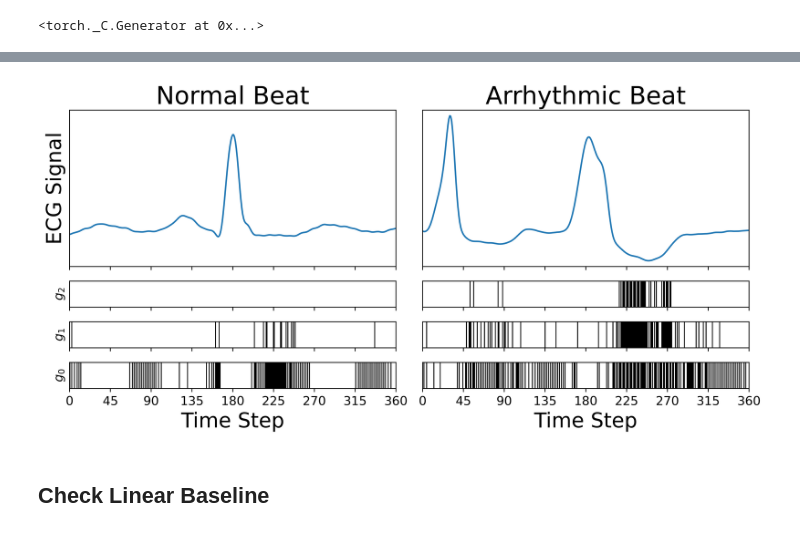
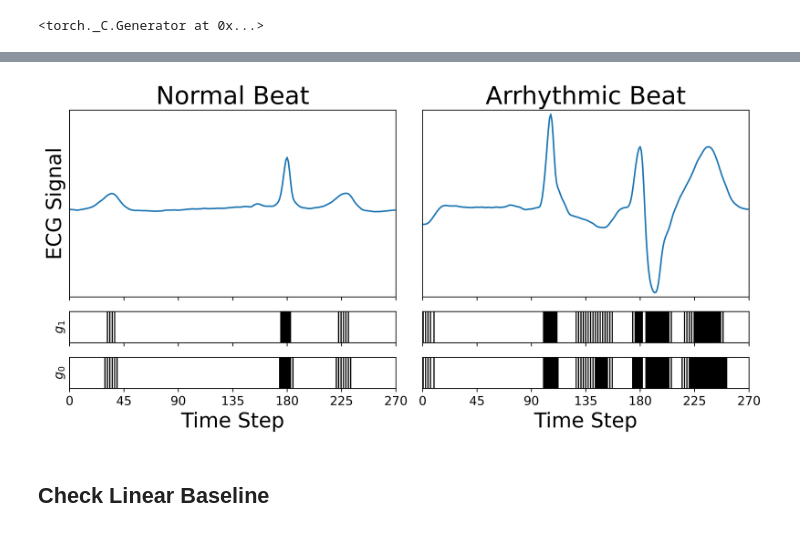
Before and after one commit to rahulpemmaraju/arrhythmia_detection, a Jupyter notebook: visualize_hsnn.ipynb, the cells around one changed output, grey strips where cells are left out. Cells and saved outputs as stored; diff of their text form; code cells hidden in the pictures.

```diff
--- a/visualize_hsnn.ipynb
+++ b/visualize_hsnn.ipynb
@@ -43,9 +43,18 @@ dataset_configs = {
     "random_state": 2,
     "balance": True,
     "fourier": False,
+    # every hgrsnn config sets patient_norm: true, so the models were trained on
+    # beats z-scored by their own record. return_stats yields those per-beat
+    # statistics (and makes __getitem__ a 4-tuple) so encode() can reproduce it.
+    "return_stats": True,
 }
 
 # Get Datasets and Dataset Stats
 train_dataset, val_dataset, test_dataset = train_test_val_split(**dataset_configs)
 train_mean, train_std = get_dataset_statistics(train_dataset)
 encoder = Current_Encoder(train_mean, train_std)
+
+# the labeled beat's span inside the window -- training and evaluation only ever
+# score this slice, the rest of the window is input-only context
+start, end = get_beat_bounds(train_dataset)
+print(f'window length {train_dataset[0][0].shape[0]}, labeled beat span [{start}, {end})')
@@ -78,7 +99,8 @@ for i in range(len(test_dataset)):
 # %%
-waveform, label = test_dataset.__getitem__(9)
+idx = 6494
+waveform, label, *_ = test_dataset[idx]
 
-ts = np.arange(len(waveform)) / 360
+ts = np.arange(len(waveform)) / 180  # fs = 180 Hz after downsampling
 plt.plot(ts, waveform);
 plt.xlabel('time [s]')
 plt.ylabel('voltage [mV]');
@@ -201,9 +230,9 @@ plt.show()
 # %%
 fig, axes = plt.subplots(
-    4, 2,
+    3, 2,
     sharex='col',
     figsize=(10, 5),
-    gridspec_kw={'height_ratios': [3, 0.5, 0.5, 0.5]},
+    gridspec_kw={'height_ratios': [3, 0.5, 0.5]},
     dpi=600,
 )
 
@@ -215,60 +244,57 @@ x_pos = np.arange(len(pos_b_0))
 # LEFT COLUMN: Negative
 # -------------------
 axes[0, 0].plot(x_neg, negative_waveform, )
-axes[1, 0].imshow(neg_b_2[np.newaxis, :], aspect='auto', cmap='gray_r',
+axes[1, 0].imshow(neg_b_1[np.newaxis, :], aspect='auto', cmap='gray_r',
                   extent=[x_neg[0], x_neg[-1], 0, 1], vmin=0, vmax=1)
-axes[2, 0].imshow(neg_b_1[np.newaxis, :], aspect='auto', cmap='gray_r',
-                  extent=[x_neg[0], x_neg[-1], 0, 1], vmin=0, vmax=1)
-axes[3, 0].imshow(neg_b_0[np.newaxis, :], aspect='auto', cmap='gray_r',
+axes[2, 0].imshow(neg_b_0[np.newaxis, :], aspect='auto', cmap='gray_r',
                   extent=[x_neg[0], x_neg[-1], 0, 1], vmin=0, vmax=1)
 
 # -------------------
 # RIGHT COLUMN: Positive
 # -------------------
 axes[0, 1].plot(x_pos, positive_waveform)
-axes[1, 1].imshow(pos_b_2[np.newaxis, :], aspect='auto', cmap='gray_r',
+axes[1, 1].imshow(pos_b_1[np.newaxis, :], aspect='auto', cmap='gray_r',
                   extent=[x_pos[0], x_pos[-1], 0, 1], vmin=0, vmax=1)
-axes[2, 1].imshow(pos_b_1[np.newaxis, :], aspect='auto', cmap='gray_r',
-                  extent=[x_pos[0], x_pos[-1], 0, 1], vmin=0, vmax=1)
-axes[3, 1].imshow(pos_b_0[np.newaxis, :], aspect='auto', cmap='gray_r',
+axes[2, 1].imshow(pos_b_0[np.newaxis, :], aspect='auto', cmap='gray_r',
                   extent=[x_pos[0], x_pos[-1], 0, 1], vmin=0, vmax=1)
 
 # -------------------
 # Formatting
 # -------------------
+n_steps = max(len(neg_b_0), len(pos_b_0))
+
 for col in range(2):
-    for row in range(4):
+    for row in range(3):
         axes[row, col].set_yticks([])
-        axes[row, col].set_xlim(0,max(len(neg_b_0), len(pos_b_0)) - 1)
-        axes[row, col].set_xticks([0, 45, 90, 135, 180, 225, 270, 315, 360])
+        axes[row, col].set_xlim(0, n_steps - 1)
+        axes[row, col].set_xticks(np.arange(0, n_steps + 1, 45))
         axes[row, col].tick_params(axis='x', labelsize=12)
 
 y_min = min(negative_waveform.min(), positive_waveform.min()) - 0.1
 y_max = max(negative_waveform.max(), positive_waveform.max()) + 0.1
 
 axes[0, 0].set_ylim(y_min, y_max)
 axes[0, 1].set_ylim(y_min, y_max)
 
 # Row labels
 axes[0, 0].set_ylabel('ECG Signal', fontsize=20,)
-axes[1, 0].set_ylabel('$g_2$', fontsize=12,)
-axes[2, 0].set_ylabel('$g_1$', fontsize=12,)
-axes[3, 0].set_ylabel('$g_0$', fontsize=12,)
+axes[1, 0].set_ylabel('$g_1$', fontsize=12,)
+axes[2, 0].set_ylabel('$g_0$', fontsize=12,)
 
 # Column titles
 axes[0, 0].set_title('Normal Beat', fontsize=24, )
 axes[0, 1].set_title('Arrhythmic Beat', fontsize=24, )
 
 # X labels
-axes[3, 0].set_xlabel('Time Step', fontsize=20)
-axes[3, 1].set_xlabel('Time Step', fontsize=20)
+axes[2, 0].set_xlabel('Time Step', fontsize=20)
+axes[2, 1].set_xlabel('Time Step', fontsize=20)
 
 plt.tight_layout()
 plt.savefig("../figures/gate_visualization_transparent.png", dpi=600, bbox_inches="tight", transparent=True)
 
 plt.show()
 # %% [output]
-[figure, old version]
+[figure, new version]
 # %% [markdown]
 ## Check Linear Baseline
 # %%
```
Also changed, not shown: parts of 41 cells of this notebook, 5 other files.
